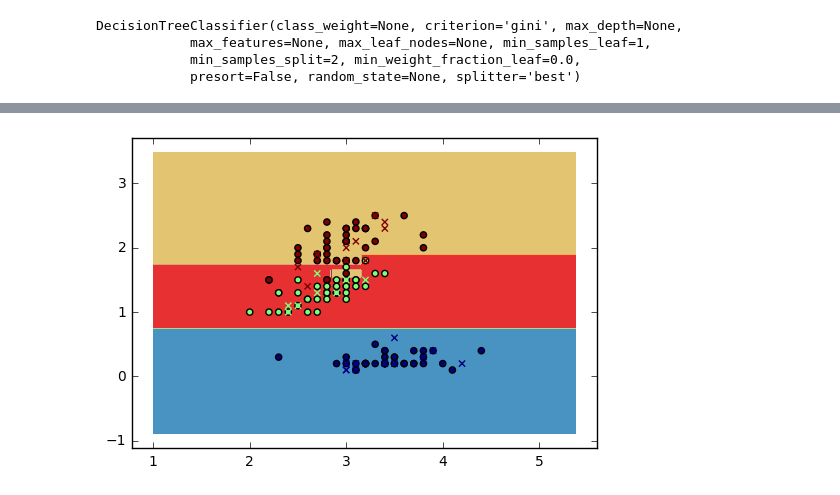
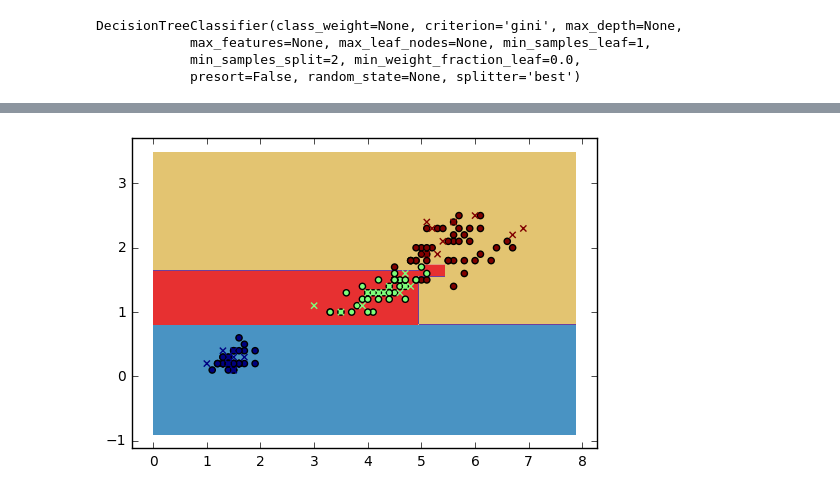
Before and after one commit to MarieRoald/MLkurs, a Jupyter notebook: notebooks/iris.ipynb, the cells around one changed output, grey strips where cells are left out. Saved outputs shown, nothing was run; the diff lists cells and outputs as text; code cells hidden in the pictures.

```diff
--- a/notebooks/iris.ipynb
+++ b/notebooks/iris.ipynb
@@ -69,23 +69,23 @@ def plot_boundary(X,y,clf,plot_step = 0.02):
     Z = Z.reshape(xx.shape)
     cs = plt.contourf(xx, yy, Z, cmap=plt.cm.Paired)
 # %%
-F1 = 1
+F1 = 2
 F2 = 3
 
 X = iris.data[:, [F1,F2]]
 y = iris.target
 
 
 clf = tree.DecisionTreeClassifier()
 clf.fit(train_data[:, [F1,F2]],train_target)
 
 plot_boundary(X,y,clf)
 
 plt.scatter(train_data[:,F1],train_data[:,F2],c=train_target,marker='o')
 
 plt.scatter(test_data[:,F1],test_data[:,F2],c=test_target,marker='x')
 
 #plt.scatter()
 plt.show()
 # %% [output]
-[figure, old version]
+[figure, new version]
```
Also changed, not shown: parts of 4 cells of this notebook, 1 other file.
